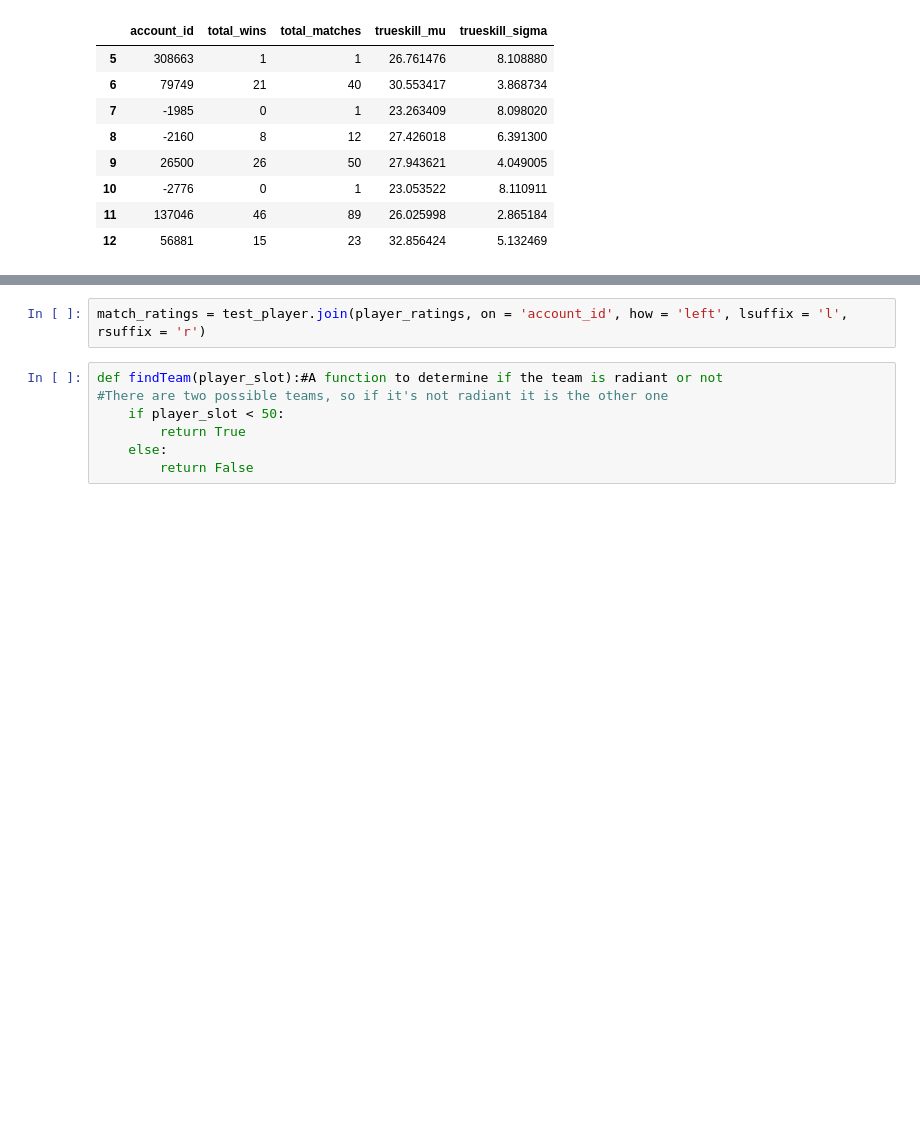
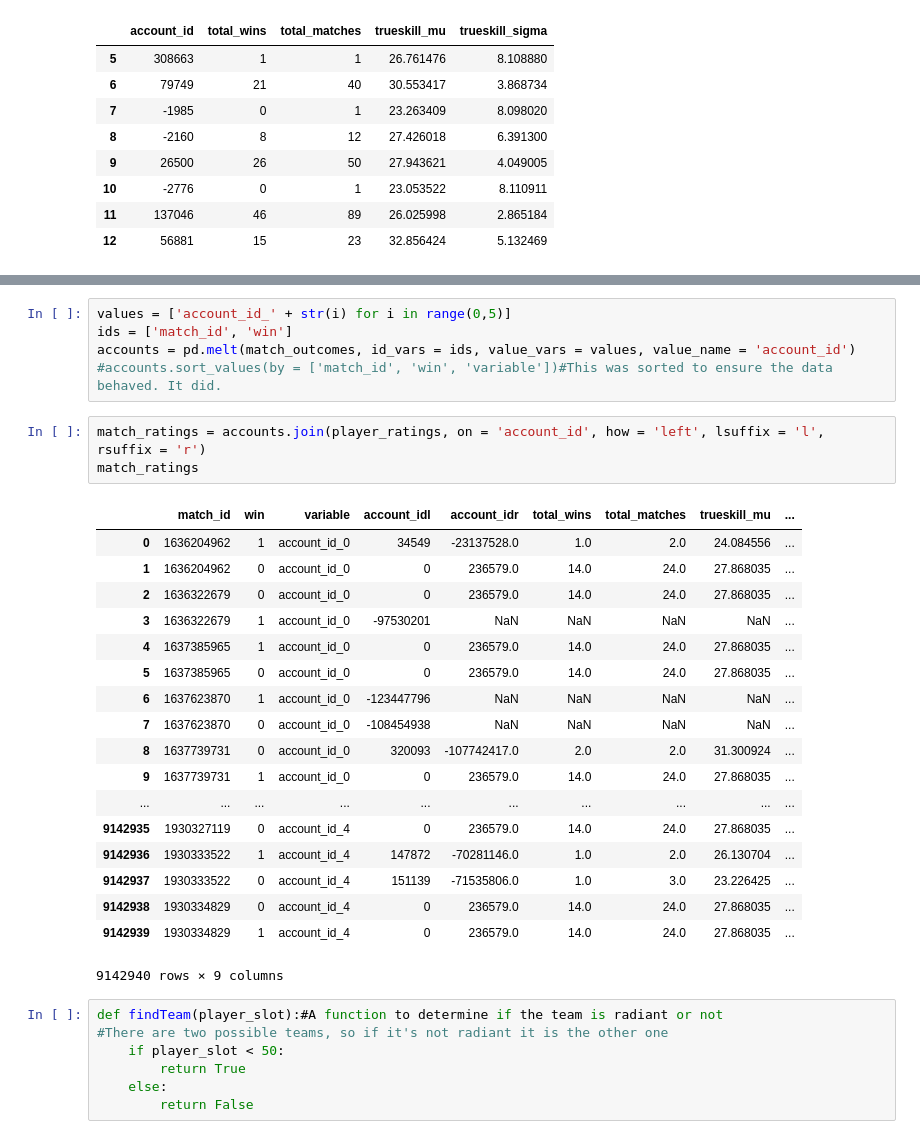
Before and after one commit to itsDZhang/Dota2__Data-Mining, a Jupyter notebook: lineReg.ipynb, the cells around one changed output, grey strips where cells are left out. Drawn from its saved outputs; the diff is of its cells as text; blank space fills up the shorter version.

```diff
--- a/lineReg.ipynb
+++ b/lineReg.ipynb
@@ -73,5 +73,30 @@ test_player[0:10]
+# %%
+values = ['account_id_' + str(i) for i in range(0,5)]
+ids = ['match_id', 'win']
+accounts = pd.melt(match_outcomes, id_vars = ids, value_vars = values, value_name = 'account_id')
+#accounts.sort_values(by = ['match_id', 'win', 'variable'])#This was sorted to ensure the data behaved. It did.
 # %%
-match_ratings = test_player.join(player_ratings, on = 'account_id', how = 'left', lsuffix = 'l', rsuffix = 'r')
+match_ratings = accounts.join(player_ratings, on = 'account_id', how = 'left', lsuffix = 'l', rsuffix = 'r')
+match_ratings
+# %% [output]
+|  | match_id | win | variable | account_idl | account_idr | total_wins | total_matches | trueskill_mu | ... |
+| 0 | 1636204962 | 1 | account_id_0 | 34549 | -23137528.0 | 1.0 | 2.0 | 24.084556 | ... |
+| 1 | 1636204962 | 0 | account_id_0 | 0 | 236579.0 | 14.0 | 24.0 | 27.868035 | ... |
+| 2 | 1636322679 | 0 | account_id_0 | 0 | 236579.0 | 14.0 | 24.0 | 27.868035 | ... |
+| 3 | 1636322679 | 1 | account_id_0 | -97530201 | NaN | NaN | NaN | NaN | ... |
+| 4 | 1637385965 | 1 | account_id_0 | 0 | 236579.0 | 14.0 | 24.0 | 27.868035 | ... |
+| 5 | 1637385965 | 0 | account_id_0 | 0 | 236579.0 | 14.0 | 24.0 | 27.868035 | ... |
+| 6 | 1637623870 | 1 | account_id_0 | -123447796 | NaN | NaN | NaN | NaN | ... |
+| 7 | 1637623870 | 0 | account_id_0 | -108454938 | NaN | NaN | NaN | NaN | ... |
+| 8 | 1637739731 | 0 | account_id_0 | 320093 | -107742417.0 | 2.0 | 2.0 | 31.300924 | ... |
+| 9 | 1637739731 | 1 | account_id_0 | 0 | 236579.0 | 14.0 | 24.0 | 27.868035 | ... |
+| ... | ... | ... | ... | ... | ... | ... | ... | ... | ... |
+| 9142935 | 1930327119 | 0 | account_id_4 | 0 | 236579.0 | 14.0 | 24.0 | 27.868035 | ... |
+| 9142936 | 1930333522 | 1 | account_id_4 | 147872 | -70281146.0 | 1.0 | 2.0 | 26.130704 | ... |
+| 9142937 | 1930333522 | 0 | account_id_4 | 151139 | -71535806.0 | 1.0 | 3.0 | 23.226425 | ... |
+| 9142938 | 1930334829 | 0 | account_id_4 | 0 | 236579.0 | 14.0 | 24.0 | 27.868035 | ... |
+| 9142939 | 1930334829 | 1 | account_id_4 | 0 | 236579.0 | 14.0 | 24.0 | 27.868035 | ... |
+9142940 rows × 9 columns
 # %%
 def findTeam(player_slot):#A function to determine if the team is radiant or not
 #There are two possible teams, so if it's not radiant it is the other one
```
Also changed, not shown: parts of 9 cells of this notebook.
